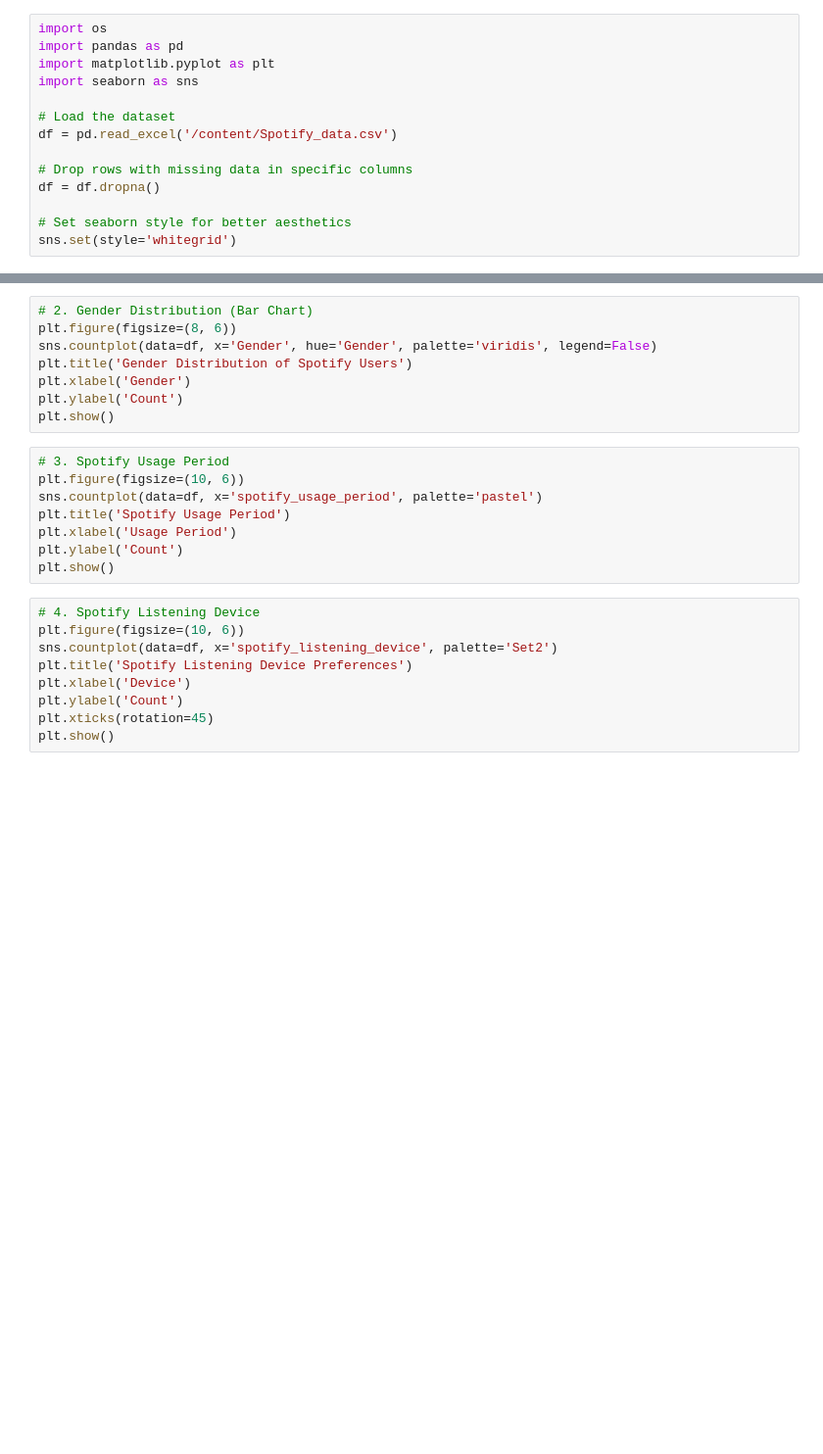
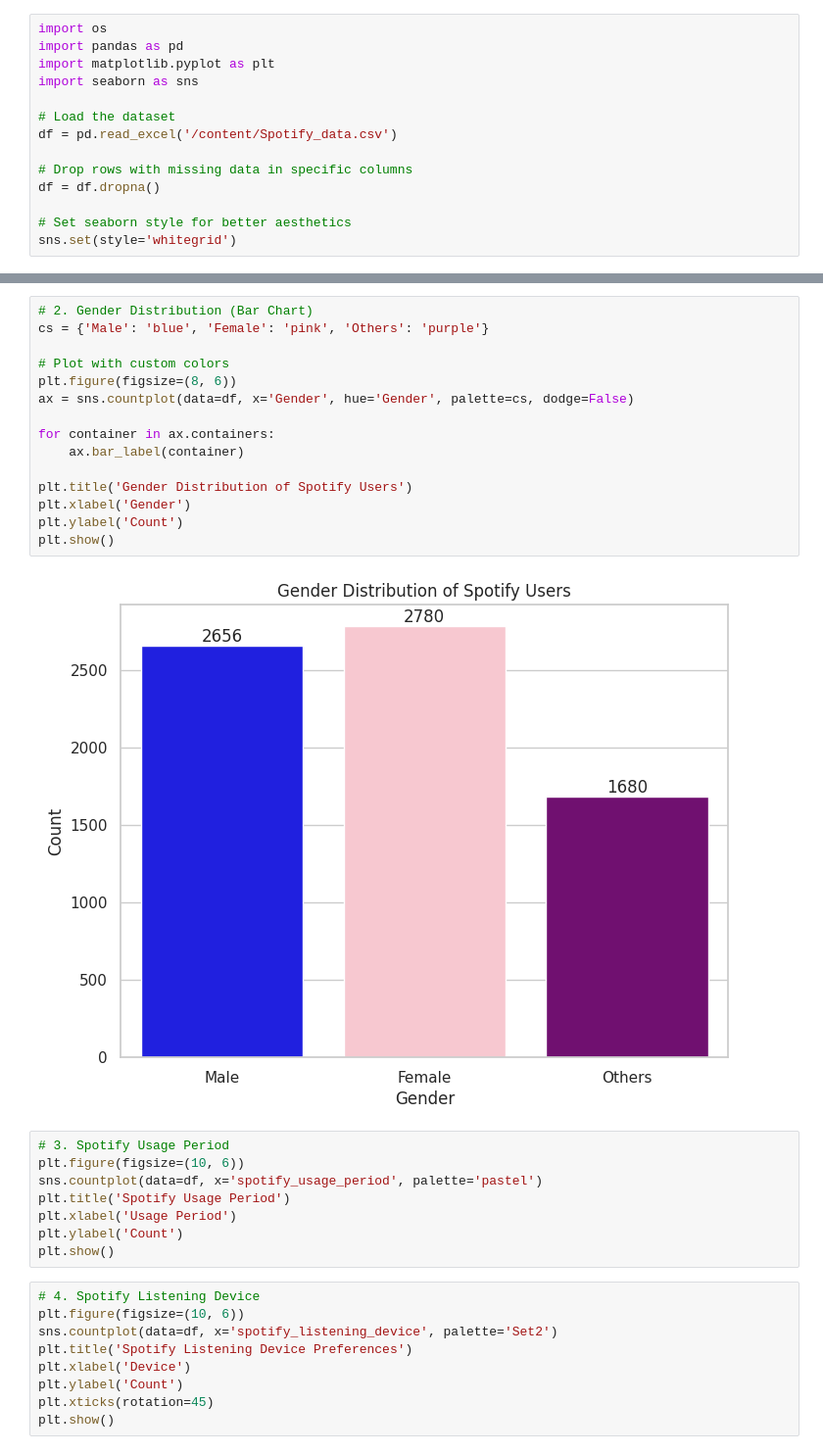
Before and after one commit to SabiJoseph/PRODIGY_DS_01, a Jupyter notebook: PRODIGY_DS_01.ipynb, the cells around one changed output, grey strips where cells are left out. Shown: that part at 98% size. Saved outputs shown, nothing was run; the diff lists cells and outputs as text; blank space fills up the shorter version.

```diff
--- a/PRODIGY_DS_01.ipynb
+++ b/PRODIGY_DS_01.ipynb
@@ -27,11 +27,20 @@ plt.show()
 # %%
 # 2. Gender Distribution (Bar Chart)
+cs = {'Male': 'blue', 'Female': 'pink', 'Others': 'purple'}
+
+# Plot with custom colors
 plt.figure(figsize=(8, 6))
-sns.countplot(data=df, x='Gender', hue='Gender', palette='viridis', legend=False)
+ax = sns.countplot(data=df, x='Gender', hue='Gender', palette=cs, dodge=False)
+
+for container in ax.containers:
+    ax.bar_label(container)
+
 plt.title('Gender Distribution of Spotify Users')
 plt.xlabel('Gender')
 plt.ylabel('Count')
 plt.show()
+# %% [output]
+[figure, added]
 # %%
 # 3. Spotify Usage Period
 plt.figure(figsize=(10, 6))
```
Also changed, not shown: parts of 1 cell of this notebook.
